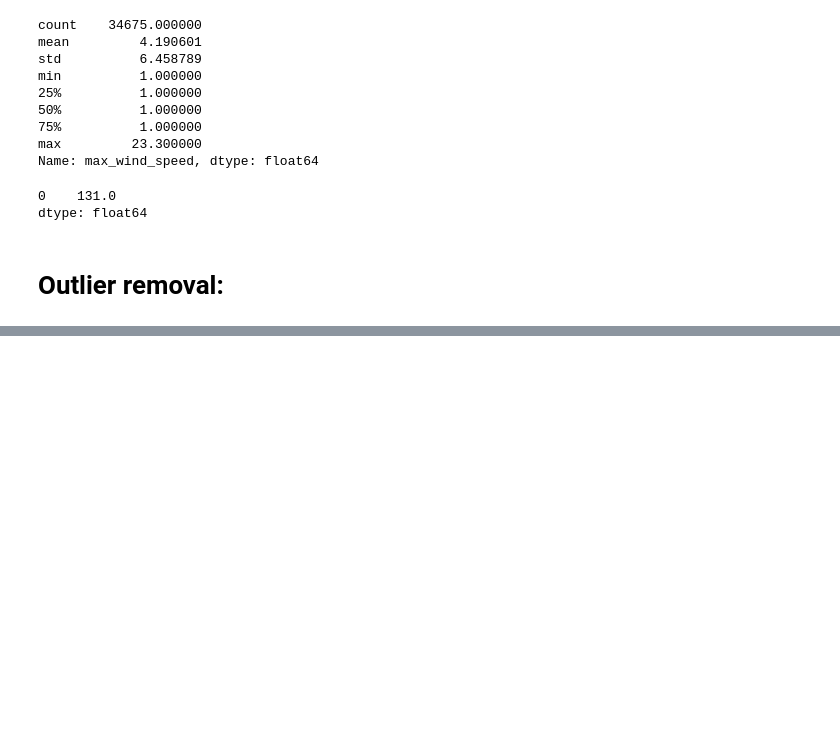
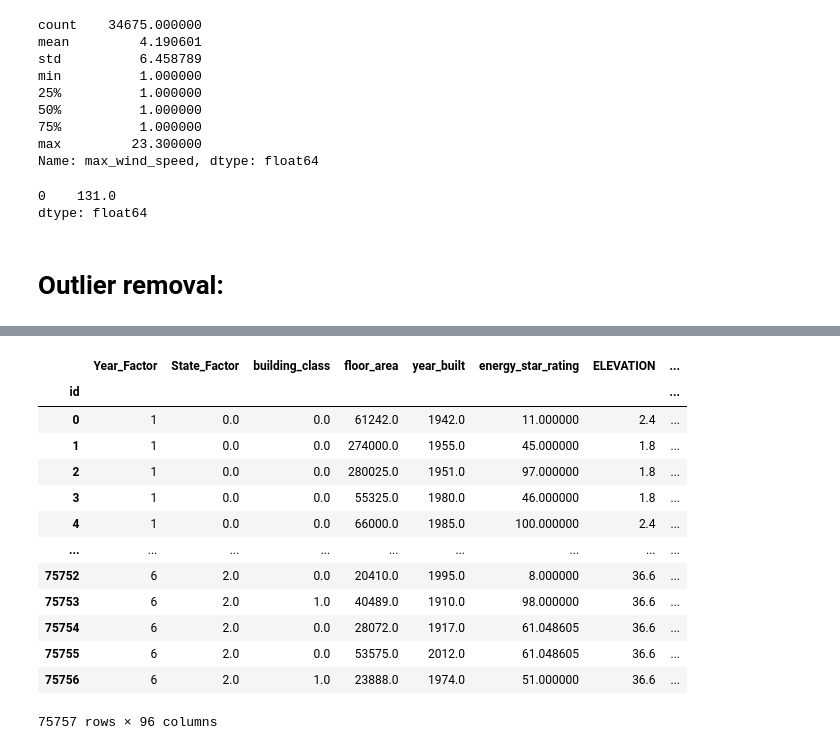
Before and after one commit to AnuragTimilsina/wids_datathon2022, a Jupyter notebook: wids_kaggle_challenge.ipynb, the cells around one changed output, grey strips where cells are left out. Drawn from its saved outputs; the diff is of its cells as text; code cells hidden in the pictures; blank space fills up the shorter version.

```diff
--- a/wids_kaggle_challenge.ipynb
+++ b/wids_kaggle_challenge.ipynb
@@ -255,0 +297,17 @@ missing_value_handler(encoded_data, column='days_with_fog', strategy="most_frequ
+# %%
+encoded_data.set_index('id')
+# %% [output]
+|  | Year_Factor | State_Factor | building_class | floor_area | year_built | energy_star_rating | ELEVATION | ... |
+| id |  |  |  |  |  |  |  | ... |
+| 0 | 1 | 0.0 | 0.0 | 61242.0 | 1942.0 | 11.000000 | 2.4 | ... |
+| 1 | 1 | 0.0 | 0.0 | 274000.0 | 1955.0 | 45.000000 | 1.8 | ... |
+| 2 | 1 | 0.0 | 0.0 | 280025.0 | 1951.0 | 97.000000 | 1.8 | ... |
+| 3 | 1 | 0.0 | 0.0 | 55325.0 | 1980.0 | 46.000000 | 1.8 | ... |
+| 4 | 1 | 0.0 | 0.0 | 66000.0 | 1985.0 | 100.000000 | 2.4 | ... |
+| ... | ... | ... | ... | ... | ... | ... | ... | ... |
+| 75752 | 6 | 2.0 | 0.0 | 20410.0 | 1995.0 | 8.000000 | 36.6 | ... |
+| 75753 | 6 | 2.0 | 1.0 | 40489.0 | 1910.0 | 98.000000 | 36.6 | ... |
+| 75754 | 6 | 2.0 | 0.0 | 28072.0 | 1917.0 | 61.048605 | 36.6 | ... |
+| 75755 | 6 | 2.0 | 0.0 | 53575.0 | 2012.0 | 61.048605 | 36.6 | ... |
+| 75756 | 6 | 2.0 | 1.0 | 23888.0 | 1974.0 | 51.000000 | 36.6 | ... |
+75757 rows × 96 columns
```
Also changed, not shown: parts of 9 cells of this notebook.
